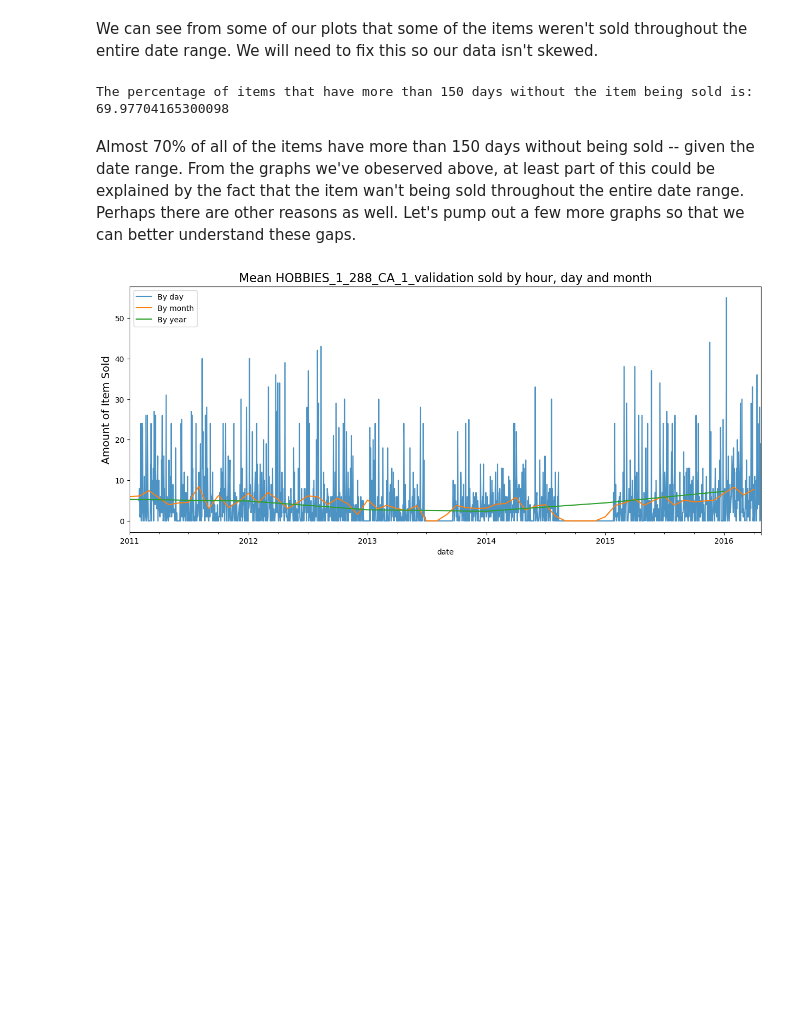
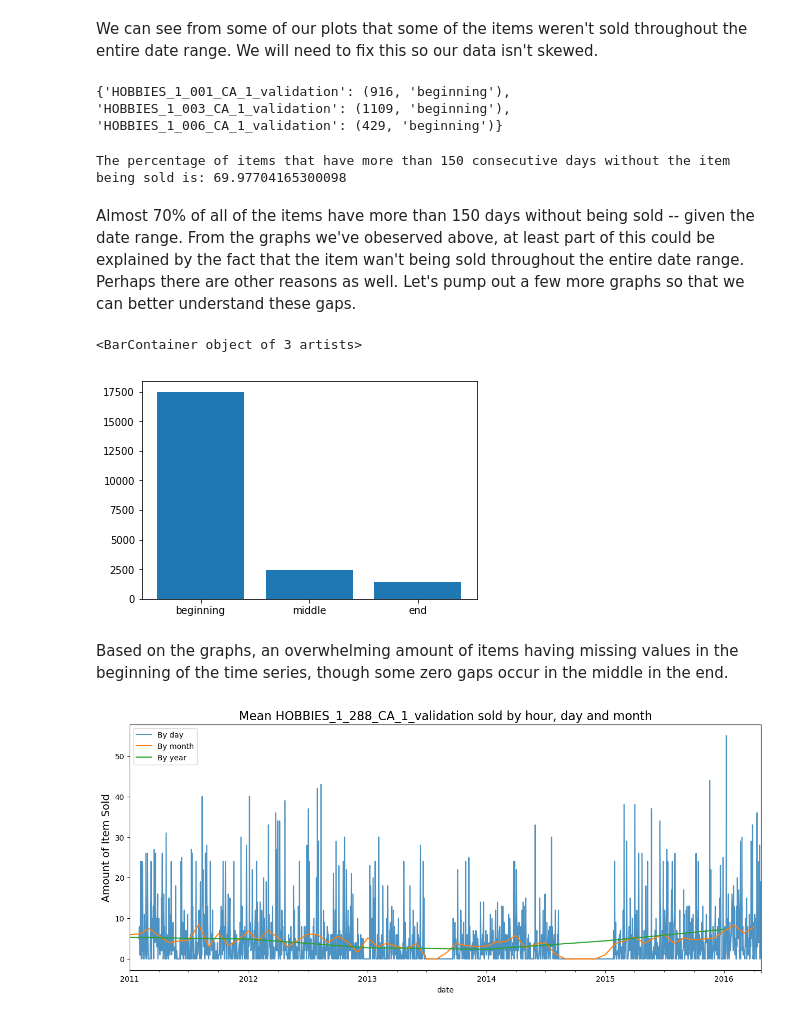
Before and after one commit to Luke-Gray/M5-Accuracy, a Jupyter notebook: M5 Basic EDA.ipynb, the cells around one changed output. Cells and saved outputs as stored; diff of their text form; code cells hidden in the pictures; blank space fills up the shorter version.

```diff
--- a/M5 Basic EDA.ipynb
+++ b/M5 Basic EDA.ipynb
@@ -104,6 +104,13 @@ plot_item('FOODS_1_068_TX_1_validation')
 # %% [markdown]
 We can see from some of our plots that some of the items weren't sold throughout the entire date range. We will need to fix this so our data isn't skewed.
 # %%
+'''As observed above, some of the items, for one reason or another, have limited history throughout the time series.
+The following script will find the items that have limited history, the amount of consecutive zeros within the time
+series, and where exactly they occur in the series (i.e. 'beginning', 'middle', 'end').
+'''
+
+import itertools
+
 limited_items = {}
 
 for item_id in sales['id']:
@@ -116,7 +123,19 @@ for item_id in sales['id']:
 
     zero_consec, zero_count = [0], 0
 
+    condition = np.where(rolled==0,'true','false')
+    zero_groups = [ sum( 1 for _ in group ) for key, group in itertools.groupby( condition ) if key ]
+    zero_gap = (zero_groups.index(max(zero_groups))/len(zero_groups))*100
+
+    if zero_gap<35:
+        zero_location = 'beginning'
+    elif zero_gap <= 35 or zero_gap<=75:
+        zero_location = 'middle'
+    else:
+        zero_location = 'end'
+
     for val in rolled:
+        condition = val == 0
         if val==0:
             zero_count+=1
         else:
@@ -125,15 +144,36 @@ for item_id in sales['id']:
             else:
                 zero_count = 0
     if zero_consec[0]>150:
-        limited_items[item_id] = zero_consec[0]
+        limited_items[item_id] = zero_consec[0], zero_location
     else:
         continue
+# %%
+print(dict(itertools.islice(limited_items.items(), 3)))
+# %% [output]
+{'HOBBIES_1_001_CA_1_validation': (916, 'beginning'), 'HOBBIES_1_003_CA_1_validation': (1109, 'beginning'), 'HOBBIES_1_006_CA_1_validation': (429, 'beginning')}
 # %%
-print('The percentage of items that have more than 150 days without the item being sold is: {}'.format((len(limited_items)/sales.shape[0])*100))
+print('The percentage of items that have more than 150 consecutive days without the item being sold is: {}'.format((len(limited_items)/sales.shape[0])*100))
 # %% [output]
-The percentage of items that have more than 150 days without the item being sold is: 69.97704165300098
+The percentage of items that have more than 150 consecutive days without the item being sold is: 69.97704165300098
 # %% [markdown]
 Almost 70% of all of the items have more than 150 days without being sold -- given the date range. From the graphs we've obeserved above, at least part of this could be explained by the fact that the item wan't being sold throughout the entire date range. Perhaps there are other reasons as well. Let's pump out a few more graphs so that we can better understand these gaps.
+# %%
+'''Plotting how much of the items with limited history occur in the beginning, middle, and end'''
+
+from collections import Counter
+
+location = []
+for key, value in limited_items.items():
+    location.append(value[1])
+
+totals = Counter(location)
+
+plt.bar(totals.keys(), totals.values())
+# %% [output]
+<BarContainer object of 3 artists>
+[figure, added]
+# %% [markdown]
+Based on the graphs, an overwhelming amount of items having missing values in the beginning of the time series, though some zero gaps occur in the middle in the end.
 # %%
 plot_item('HOBBIES_1_288_CA_1_validation')
 # %% [output]
```
Also changed, not shown: parts of 2 cells of this notebook.
